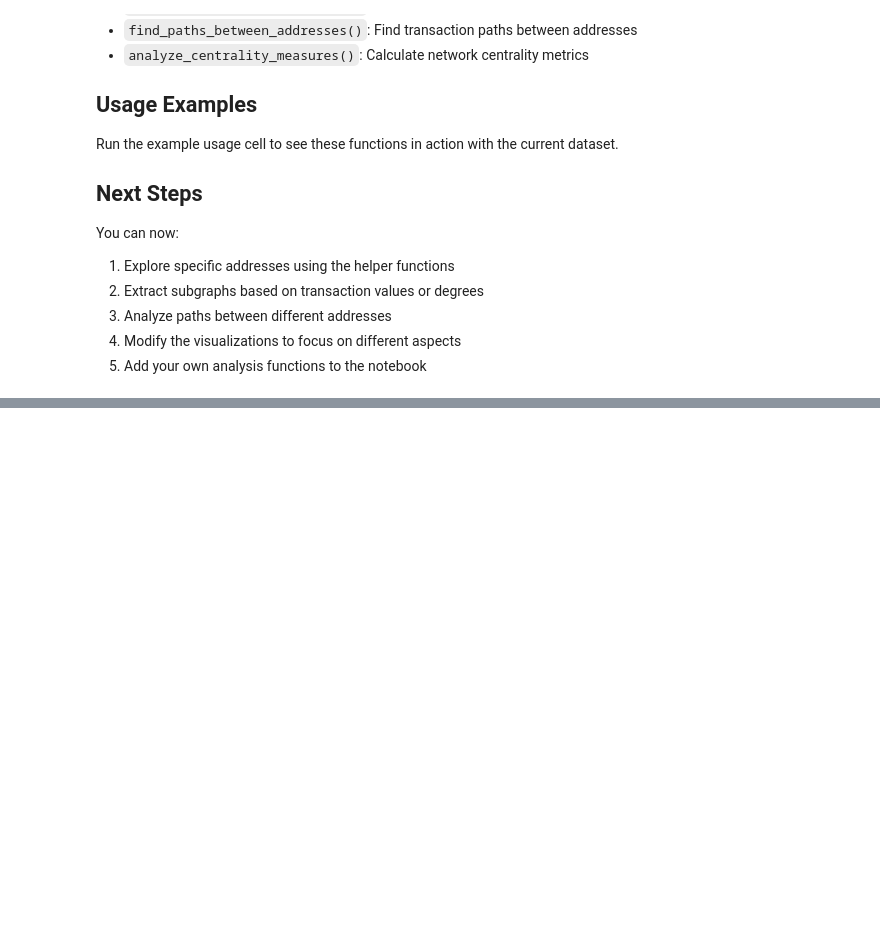
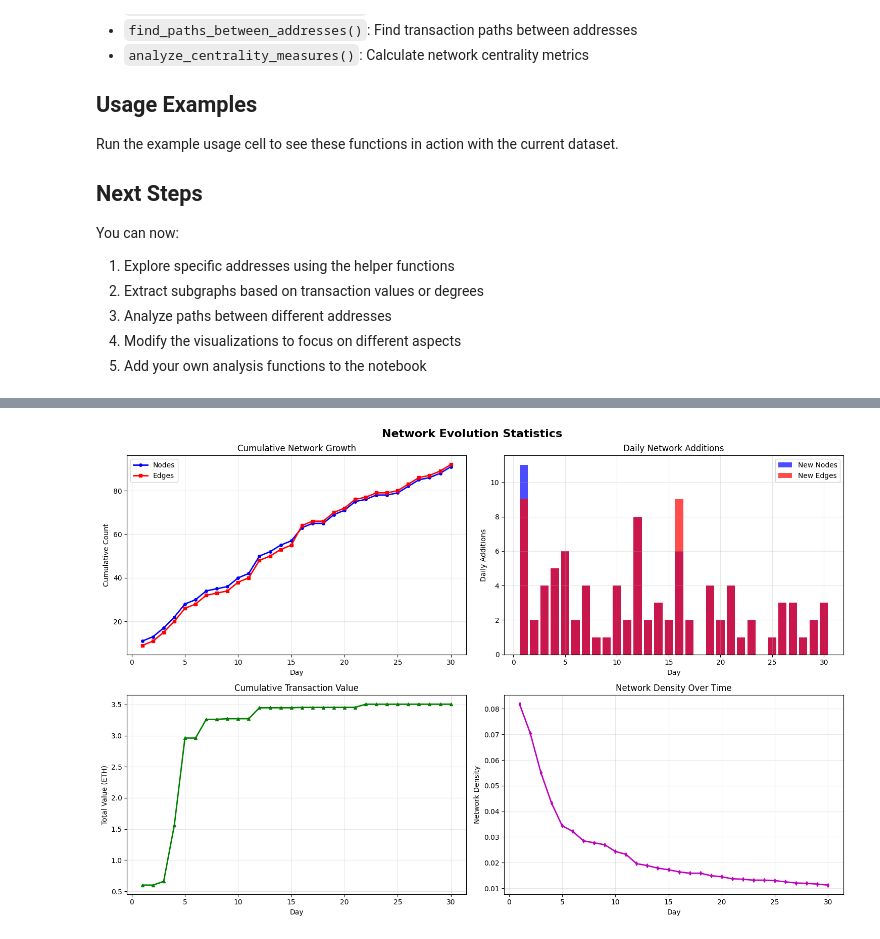
Before and after one commit to devin-gupta/cs224w-graph-transformers, a Jupyter notebook: ethereum_exploration.ipynb, the cells around one changed output, grey strips where cells are left out. Drawn from its saved outputs; the diff is of its cells as text; code cells hidden in the pictures; blank space fills up the shorter version.

```diff
--- a/ethereum_exploration.ipynb
+++ b/ethereum_exploration.ipynb
@@ -692,0 +938,90 @@ You can now:
+# %%
+# Network growth statistics over time
+fig, axes = plt.subplots(2, 2, figsize=(15, 10))
+
+# Calculate statistics for each day
+days = []
+node_counts = []
+edge_counts = []
+new_nodes = []
+new_edges = []
+total_values = []
+
+for i, (graph, date) in enumerate(zip(daily_graphs, daily_dates)):
+    days.append(i + 1)
+    node_counts.append(graph.number_of_nodes())
+    edge_counts.append(graph.number_of_edges())
+
+    # Calculate new nodes and edges added this day
+    if i == 0:
+        new_nodes.append(graph.number_of_nodes())
+        new_edges.append(graph.number_of_edges())
+    else:
+        prev_graph = daily_graphs[i-1]
+        new_nodes.append(graph.number_of_nodes() - prev_graph.number_of_nodes())
+        new_edges.append(graph.number_of_edges() - prev_graph.number_of_edges())
+
+    # Calculate total value in network
+    total_value = sum(data['total_value'] for u, v, data in graph.edges(data=True))
+    total_values.append(total_value)
+
+# Plot 1: Cumulative growth
+axes[0, 0].plot(days, node_counts, 'b-o', label='Nodes', linewidth=2, markersize=4)
+axes[0, 0].plot(days, edge_counts, 'r-s', label='Edges', linewidth=2, markersize=4)
+axes[0, 0].set_xlabel('Day')
+axes[0, 0].set_ylabel('Cumulative Count')
+axes[0, 0].set_title('Cumulative Network Growth')
+axes[0, 0].legend()
+axes[0, 0].grid(True, alpha=0.3)
+
+# Plot 2: Daily additions
+axes[0, 1].bar(days, new_nodes, alpha=0.7, label='New Nodes', color='blue')
+axes[0, 1].bar(days, new_edges, alpha=0.7, label='New Edges', color='red')
+axes[0, 1].set_xlabel('Day')
+axes[0, 1].set_ylabel('Daily Additions')
+axes[0, 1].set_title('Daily Network Additions')
+axes[0, 1].legend()
+axes[0, 1].grid(True, alpha=0.3)
+
+# Plot 3: Total value over time
+axes[1, 0].plot(days, [v/1e18 for v in total_values], 'g-^', linewidth=2, markersize=4)
+axes[1, 0].set_xlabel('Day')
+axes[1, 0].set_ylabel('Total Value (ETH)')
+axes[1, 0].set_title('Cumulative Transaction Value')
+axes[1, 0].grid(True, alpha=0.3)
+
+# Plot 4: Network density over time
+densities = []
+for graph in daily_graphs:
+    if graph.number_of_nodes() > 1:
+        density = nx.density(graph)
+        densities.append(density)
+    else:
+        densities.append(0)
+
+axes[1, 1].plot(days, densities, 'm-d', linewidth=2, markersize=4)
+axes[1, 1].set_xlabel('Day')
+axes[1, 1].set_ylabel('Network Density')
+axes[1, 1].set_title('Network Density Over Time')
+axes[1, 1].grid(True, alpha=0.3)
+
+plt.suptitle('Network Evolution Statistics', fontsize=16, fontweight='bold')
+plt.tight_layout()
+plt.show()
+
+# Print summary statistics
+print("=== NETWORK EVOLUTION SUMMARY ===")
+print(f"Total days analyzed: {len(daily_graphs)}")
+print(f"Final network size: {node_counts[-1]} nodes, {edge_counts[-1]} edges")
+print(f"Peak daily node additions: {max(new_nodes)}")
+print(f"Peak daily edge additions: {max(new_edges)}")
+print(f"Final network density: {densities[-1]:.4f}")
+print(f"Total value in network: {total_values[-1]/1e18:.2f} ETH")
+
+# Find most active days
+max_nodes_day = days[new_nodes.index(max(new_nodes))]
+max_edges_day = days[new_edges.index(max(new_edges))]
+print(f"Most active day for nodes: Day {max_nodes_day}")
+print(f"Most active day for edges: Day {max_edges_day}")
+# %% [output]
+[figure, added]
```
Also changed, not shown: parts of 4 cells of this notebook, 1 other file.
